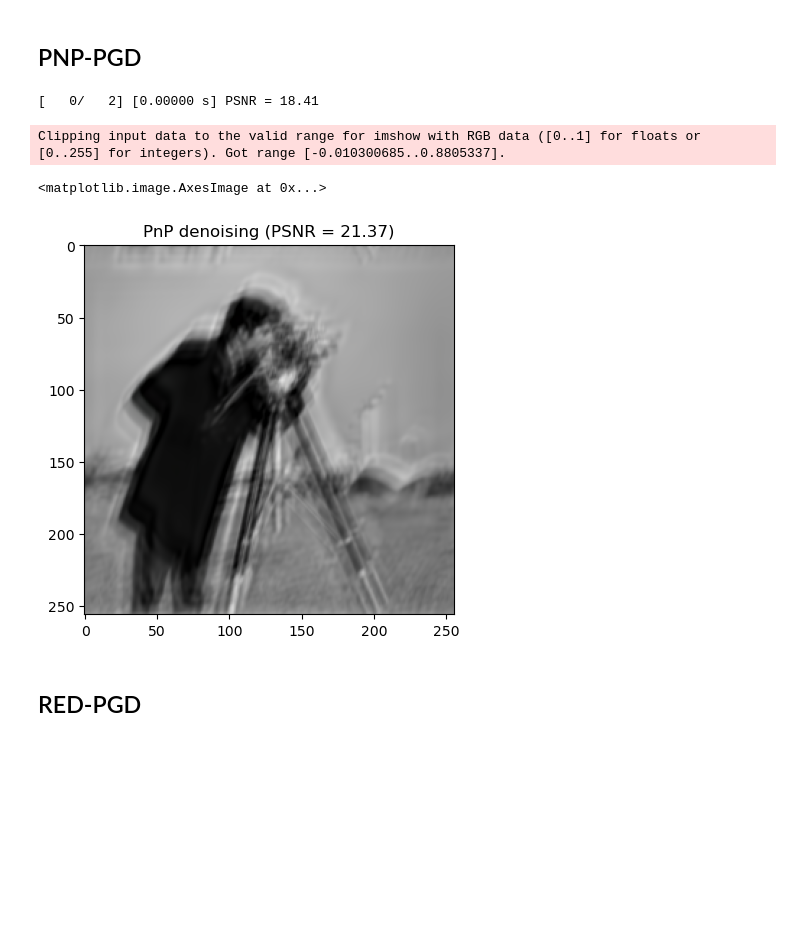
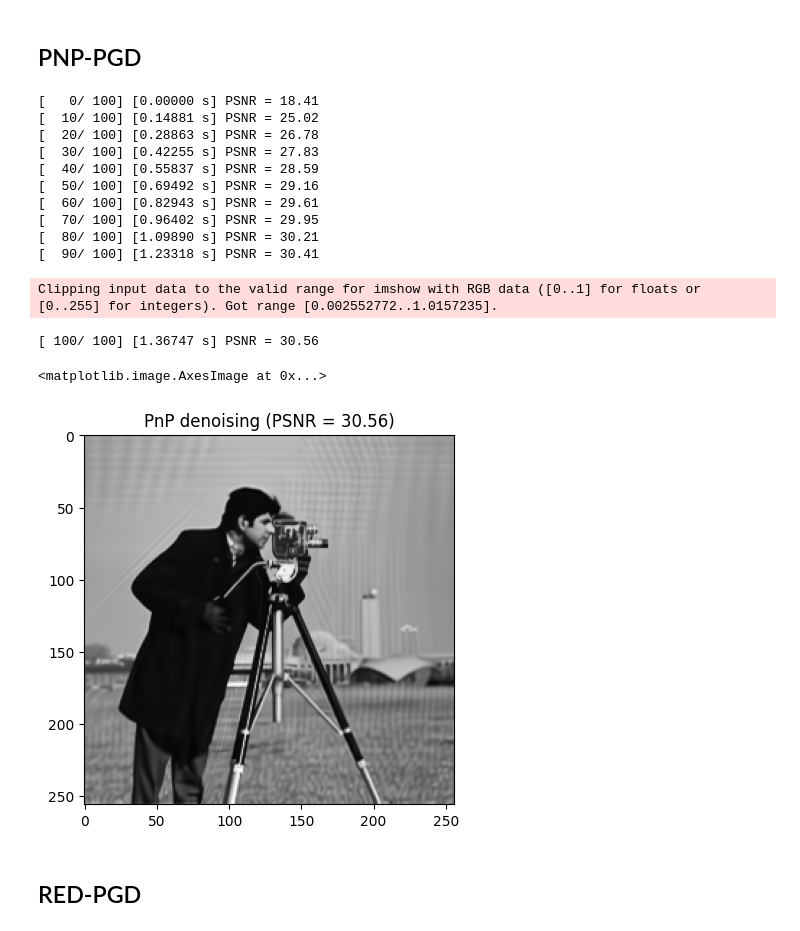
Before and after one commit to SullivanCastro/GMI_experiment, a Jupyter notebook: experiments.ipynb, the cells around one changed output. Saved outputs shown, nothing was run; the diff lists cells and outputs as text; code cells hidden in the pictures; blank space fills up the shorter version.

```diff
--- a/experiments.ipynb
+++ b/experiments.ipynb
@@ -56,15 +56,25 @@ plt.imshow(noisy_image, cmap='gray')
 # %% [markdown]
 ## PNP-PGD
 # %%
-x_pnp, psnr_pnp = pnp_pgd_denoising("images/photographer.png", niter=2)
+x_pnp, psnr_pnp = pnp_pgd_denoising("images/photographer.png", niter=100)
 
 plt.title(f"PnP denoising (PSNR = {psnr_pnp:.2f})")
 plt.imshow(x_pnp, cmap='gray')
 # %% [output]
-[   0/   2] [0.00000 s] PSNR = 18.41
+[   0/ 100] [0.00000 s] PSNR = 18.41
+[  10/ 100] [0.14881 s] PSNR = 25.02
+[  20/ 100] [0.28863 s] PSNR = 26.78
+[  30/ 100] [0.42255 s] PSNR = 27.83
+[  40/ 100] [0.55837 s] PSNR = 28.59
+[  50/ 100] [0.69492 s] PSNR = 29.16
+[  60/ 100] [0.82943 s] PSNR = 29.61
+[  70/ 100] [0.96402 s] PSNR = 29.95
+[  80/ 100] [1.09890 s] PSNR = 30.21
+[  90/ 100] [1.23318 s] PSNR = 30.41
-Clipping input data to the valid range for imshow with RGB data ([0..1] for floats or [0..255] for integers). Got range [-0.010300685..0.8805337].
+Clipping input data to the valid range for imshow with RGB data ([0..1] for floats or [0..255] for integers). Got range [0.002552772..1.0157235].
-<matplotlib.image.AxesImage at 0x...>
+[ 100/ 100] [1.36747 s] PSNR = 30.56
+<matplotlib.image.AxesImage at 0x...>
-[figure, old version]
+[figure, new version]
 # %% [markdown]
 ## RED-PGD
 # %%
```
Also changed, not shown: parts of 7 cells of this notebook, 1 other file.
